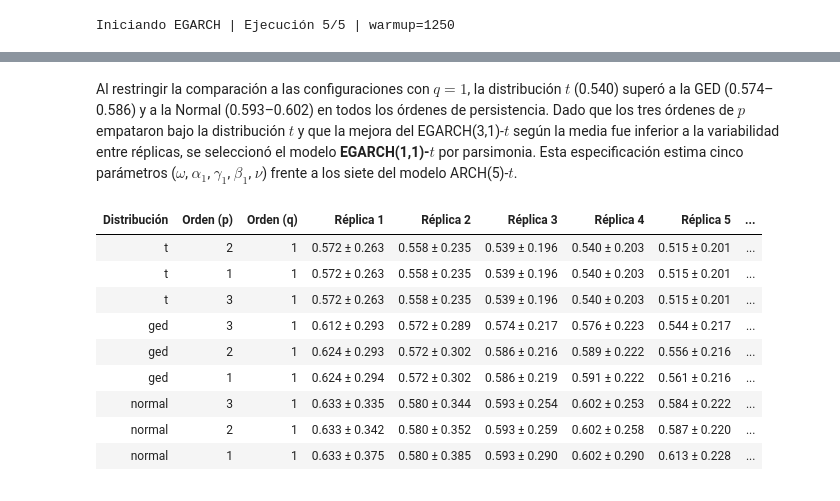
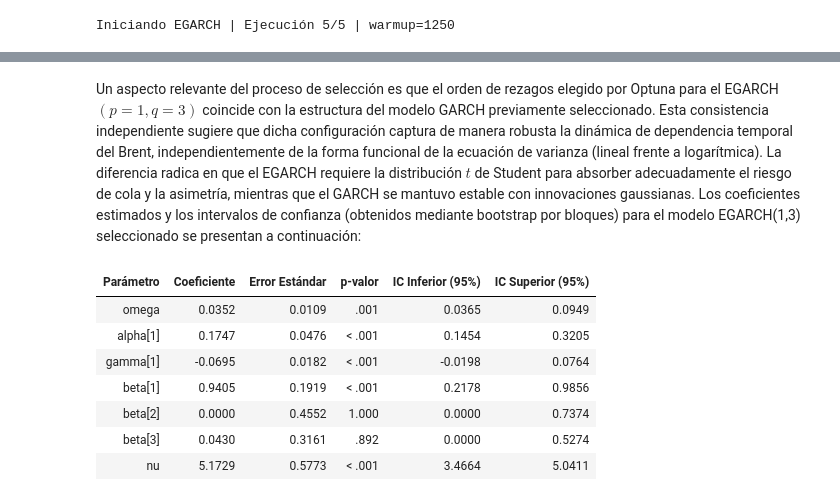
Before and after one commit to cjarango/brent-crude-nlp-market-dynamics, a Jupyter notebook: notebooks/05_egarch_model.ipynb, the cells around one changed output, grey strips where cells are left out. Cells and saved outputs as stored; diff of their text form; code cells hidden in the pictures.

Commit message:
docs: complete GARCH and EGARCH model documentation and diagnostics

```diff
--- a/notebooks/05_egarch_model.ipynb
+++ b/notebooks/05_egarch_model.ipynb
@@ -268,25 +222,32 @@ tt.plot_metric_evolution(
+# %%
+best_model =EGARCHWrapper(p=1, q=3, dist="t")
+best_model.fit(y_train, rs_train)
 # %% [markdown]
-Al restringir la comparación a las configuraciones con $q = 1$, la distribución $t$ (0.540) superó a la GED (0.574–0.586) y a la Normal (0.593–0.602) en todos los órdenes de persistencia. Dado que los tres órdenes de $p$ empataron bajo la distribución $t$ y que la mejora del EGARCH(3,1)-$t$ según la media fue inferior a la variabilidad entre réplicas, se seleccionó el modelo **EGARCH(1,1)-$t$** por parsimonia. Esta especificación estima cinco parámetros ($\omega$, $\alpha_1$, $\gamma_1$, $\beta_1$, $\nu$) frente a los siete del modelo ARCH(5)-$t$.
+Un aspecto relevante del proceso de selección es que el orden de rezagos elegido por Optuna para el EGARCH $(p=1, q=3)$ coincide con la estructura del modelo GARCH previamente seleccionado. Esta consistencia independiente sugiere que dicha configuración captura de manera robusta la dinámica de dependencia temporal del Brent, independientemente de la forma funcional de la ecuación de varianza (lineal frente a logarítmica). La diferencia radica en que el EGARCH requiere la distribución $t$ de Student para absorber adecuadamente el riesgo de cola y la asimetría, mientras que el GARCH se mantuvo estable con innovaciones gaussianas. Los coeficientes estimados y los intervalos de confianza (obtenidos mediante bootstrap por bloques) para el modelo EGARCH(1,3) seleccionado se presentan a continuación:
 # %%
-tt.display_top_results(
-    RESULTS_PATH,
-    q_filter=[1],
-    top_n=9,
-    aggregate_mode="median",
-    column_names=(
-        "Distribución", "Orden (p)", "Orden (q)",
-        "Réplica 1", "Réplica 2", "Réplica 3", "Réplica 4", "Réplica 5",
-        "Global (Mediana ± IQR)"
-    )
+df_params_boot = best_model.get_parameter_table(
+    B=2000, decimals=4, block_size=22)
+
+df_params_boot = df_params_boot.rename(columns={
+    "Parameter": "Parámetro",
+    "Coef": "Coeficiente",
+    "Std. Error": "Error Estándar",
+    "P-value": "p-valor",
+    "CI Lower": "IC Inferior (95%)",
+    "CI Upper": "IC Superior (95%)"
+})
+
+tt.display_styled_df(
+    df=df_params_boot,
+    decimals=4,
+    p_value_cols=["p-valor"]
 )
 # %% [output]
-| Distribución | Orden (p) | Orden (q) | Réplica 1 | Réplica 2 | Réplica 3 | Réplica 4 | Réplica 5 | ... |
-| t | 2 | 1 | 0.572 ± 0.263 | 0.558 ± 0.235 | 0.539 ± 0.196 | 0.540 ± 0.203 | 0.515 ± 0.201 | ... |
-| t | 1 | 1 | 0.572 ± 0.263 | 0.558 ± 0.235 | 0.539 ± 0.196 | 0.540 ± 0.203 | 0.515 ± 0.201 | ... |
-| t | 3 | 1 | 0.572 ± 0.263 | 0.558 ± 0.235 | 0.539 ± 0.196 | 0.540 ± 0.203 | 0.515 ± 0.201 | ... |
-| ged | 3 | 1 | 0.612 ± 0.293 | 0.572 ± 0.289 | 0.574 ± 0.217 | 0.576 ± 0.223 | 0.544 ± 0.217 | ... |
-| ged | 2 | 1 | 0.624 ± 0.293 | 0.572 ± 0.302 | 0.586 ± 0.216 | 0.589 ± 0.222 | 0.556 ± 0.216 | ... |
-| ged | 1 | 1 | 0.624 ± 0.294 | 0.572 ± 0.302 | 0.586 ± 0.219 | 0.591 ± 0.222 | 0.561 ± 0.216 | ... |
-| normal | 3 | 1 | 0.633 ± 0.335 | 0.580 ± 0.344 | 0.593 ± 0.254 | 0.602 ± 0.253 | 0.584 ± 0.222 | ... |
-| normal | 2 | 1 | 0.633 ± 0.342 | 0.580 ± 0.352 | 0.593 ± 0.259 | 0.602 ± 0.258 | 0.587 ± 0.220 | ... |
-| normal | 1 | 1 | 0.633 ± 0.375 | 0.580 ± 0.385 | 0.593 ± 0.290 | 0.602 ± 0.290 | 0.613 ± 0.228 | ... |
+| Parámetro | Coeficiente | Error Estándar | p-valor | IC Inferior (95%) | IC Superior (95%) |
+| omega | 0.0352 | 0.0109 | .001 | 0.0365 | 0.0949 |
+| alpha[1] | 0.1747 | 0.0476 | < .001 | 0.1454 | 0.3205 |
+| gamma[1] | -0.0695 | 0.0182 | < .001 | -0.0198 | 0.0764 |
+| beta[1] | 0.9405 | 0.1919 | < .001 | 0.2178 | 0.9856 |
+| beta[2] | 0.0000 | 0.4552 | 1.000 | 0.0000 | 0.7374 |
+| beta[3] | 0.0430 | 0.3161 | .892 | 0.0000 | 0.5274 |
+| nu | 5.1729 | 0.5773 | < .001 | 3.4664 | 5.0411 |
```
Also changed, not shown: parts of 31 cells of this notebook, 23 other files.
